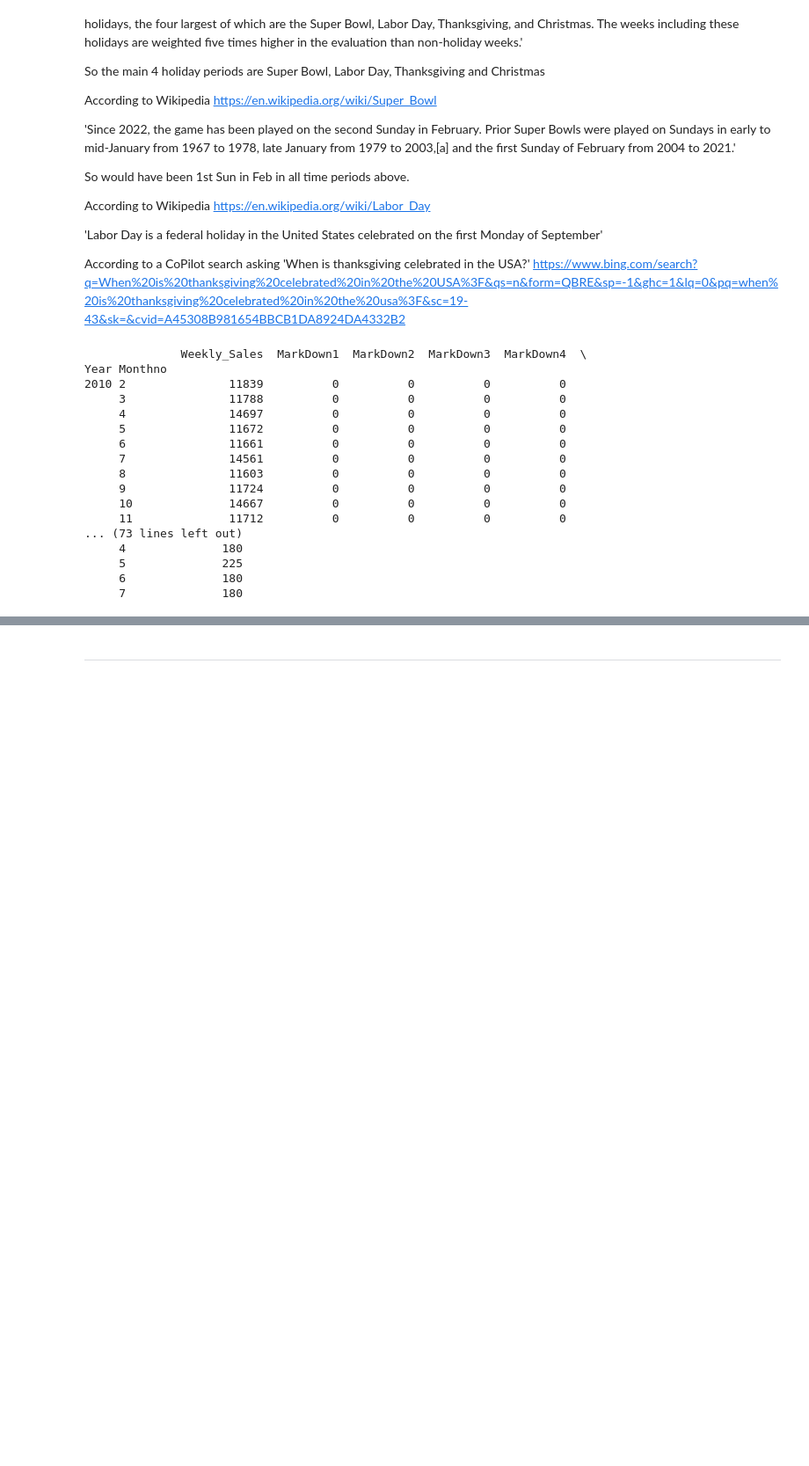
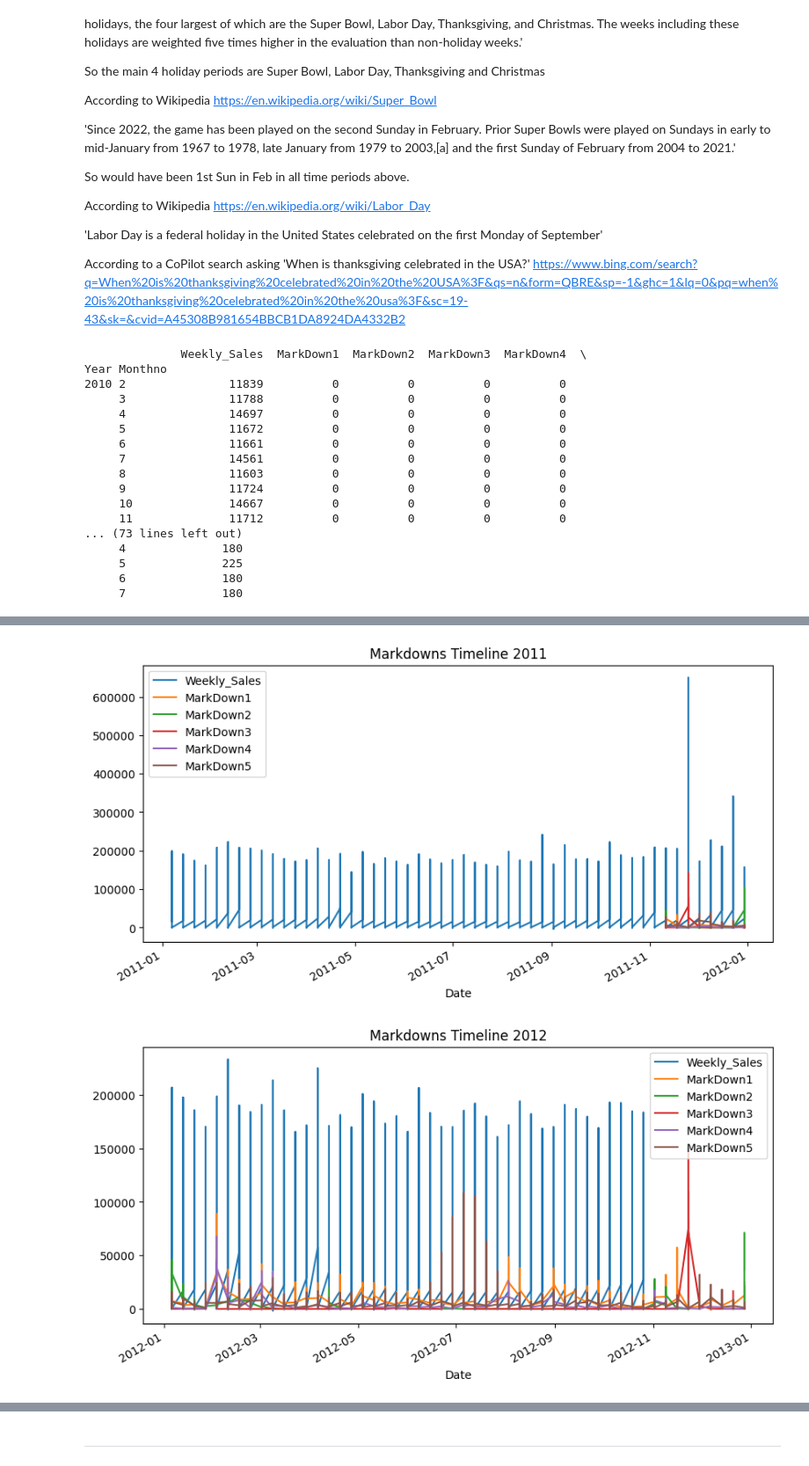
Before and after one commit to jeremystambaugh305/ifp-retailanalysis, a Jupyter notebook: jupyter_notebooks/ETL_2.ipynb, the cells around one changed output, grey strips where cells are left out. Shown at 88% size. Saved outputs shown, nothing was run; the diff lists cells and outputs as text; code cells hidden in the pictures; blank space fills up the shorter version.

```diff
--- a/jupyter_notebooks/ETL_2.ipynb
+++ b/jupyter_notebooks/ETL_2.ipynb
@@ -428,3 +434,18 @@ CPI              -0.275197    -0.001187   NaN
 Unemployment      1.000000     0.005887   NaN
 IsHoliday_y       0.005887     1.000000   NaN
 Year                   NaN          NaN   NaN
+# %%
+#correlation of sales vs Markdowns only
+
+years= df_salesfeaturesmerged['Year'].unique()
+print (years)
+for y in years:
+
+    print()
+    print(f'Sales v MarkDowns correlation matrix for {y}:')
+
+    select_df=df_salesfeaturesmerged[df_salesfeaturesmerged['Year'] == y][
+    ['Weekly_Sales', 'MarkDown1', 'MarkDown2','MarkDown3','MarkDown4','MarkDown5']
+        ]
+    SalesvMarkDown_correlation1=select_df.corr()
+    print(SalesvMarkDown_correlation1)
@@ -438,8 +511,16 @@ Year                   NaN          NaN   NaN
+# %%
+#re merge sales and features datasets having removed Markdown 5 outlier
+# outer join on Store and Data
+# takes about 1min to run try not to run unless necessary
+df_salesfeaturesmerged = (pd.merge(df_sales_T, df_features_T, how='outer', on=['Store', 'Date'])
+                          .sort_values(by=['Date', 'Store', 'Dept'])
+                            )
 # %%
-#commenting out code to reduce file size
-
-# #salesfeaturemerged Markdowns and sales timeline plot from 2011 and 2012
-# # the only years where sales and markdown datasets overlap
-# for y in [2011, 2012]:
-#     df_salesfeaturesmerged.query('Year==@y').plot(kind='line', x='Date', y=['Weekly_Sales', 'MarkDown1', 'MarkDown2', 'MarkDown3', 'MarkDown4', 'MarkDown5'], figsize=(10, 5), title=f'Markdowns Timeline {y}')
-#     plt.show()
+#salesfeaturemerged Markdowns and sales timeline plot from 2011 and 2012
+# the only years where sales and markdown datasets overlap
+for y in [2011, 2012]:
+    df_salesfeaturesmerged.query('Year==@y').plot(kind='line', x='Date', y=['Weekly_Sales', 'MarkDown1', 'MarkDown2', 'MarkDown3', 'MarkDown4', 'MarkDown5'], figsize=(10, 5), title=f'Markdowns Timeline {y}')
+    plt.show()
+# %% [output]
+[figure, added]
+[figure, added]
```
Also changed, not shown: parts of 18 cells of this notebook.
